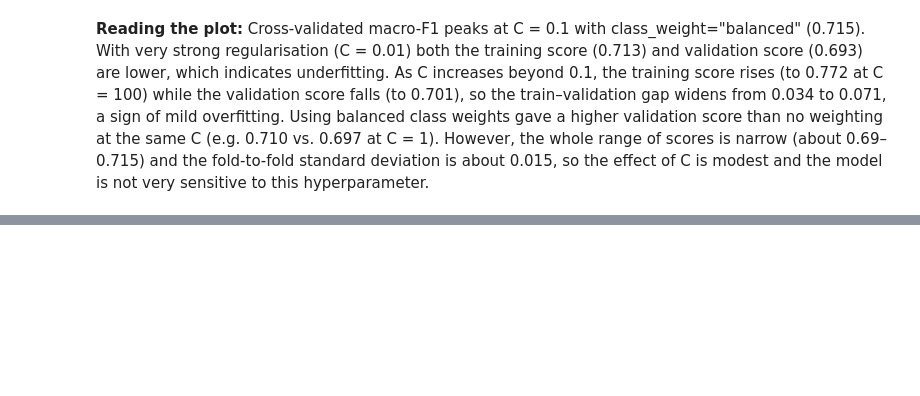
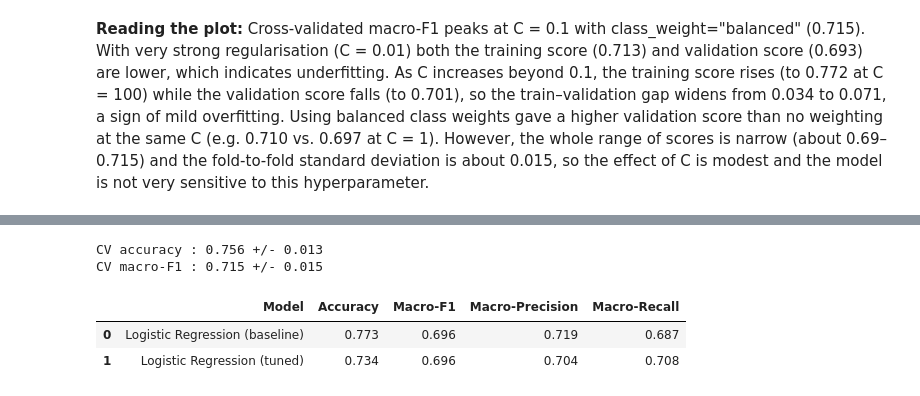
Before and after one commit to LoshithaAI/ML-Assignment, a Jupyter notebook: notebooks/logistic_regression.ipynb, the cells around one changed output, grey strips where cells are left out. Cells and saved outputs as stored; diff of their text form; code cells hidden in the pictures; blank space fills up the shorter version.

```diff
--- a/notebooks/logistic_regression.ipynb
+++ b/notebooks/logistic_regression.ipynb
@@ -442,0 +499,23 @@ Best CV macro-F1     : 0.715
+# %%
+# Stability check: 5-fold CV of the final model on the TRAINING data
+cv_acc = cross_val_score(best_model, X_train, y_train, cv=cv, scoring="accuracy")
+cv_f1 = cross_val_score(best_model, X_train, y_train, cv=cv, scoring="f1_macro")
+print(f"CV accuracy : {cv_acc.mean():.3f} +/- {cv_acc.std():.3f}")
+print(f"CV macro-F1 : {cv_f1.mean():.3f} +/- {cv_f1.std():.3f}")
+# %% [output]
+CV accuracy : 0.756 +/- 0.013
+CV macro-F1 : 0.715 +/- 0.015
+# %%
+# Summary table: baseline vs. tuned model
+summary = pd.DataFrame({
+    "Model": ["Logistic Regression (baseline)", "Logistic Regression (tuned)"],
+    "Accuracy": [base_acc, test_acc],
+    "Macro-F1": [base_f1, test_f1],
+    "Macro-Precision": [precision_score(y_test, pred_base, average="macro"), precision_score(y_test, y_pred, average="macro")],
+    "Macro-Recall": [recall_score(y_test, pred_base, average="macro"), recall_score(y_test, y_pred, average="macro")],
+}).round(3)
+summary
+# %% [output]
+|  | Model | Accuracy | Macro-F1 | Macro-Precision | Macro-Recall |
+| 0 | Logistic Regression (baseline) | 0.773 | 0.696 | 0.719 | 0.687 |
+| 1 | Logistic Regression (tuned) | 0.734 | 0.696 | 0.704 | 0.708 |
```
Also changed, not shown: parts of 4 cells of this notebook.
